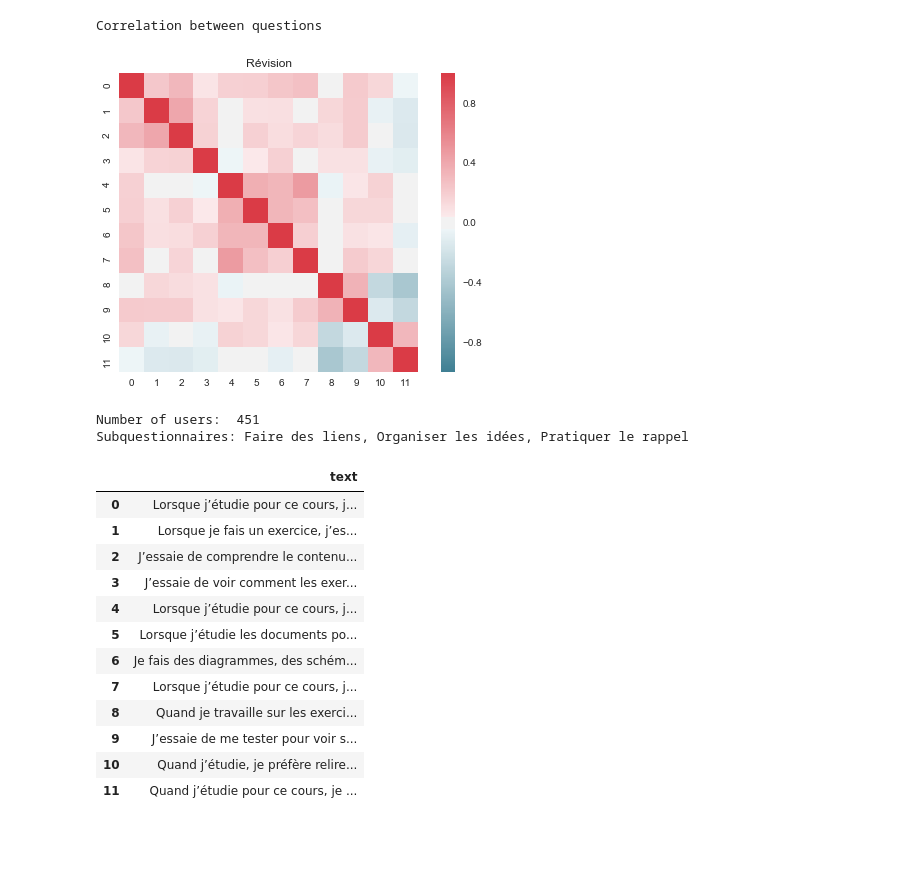
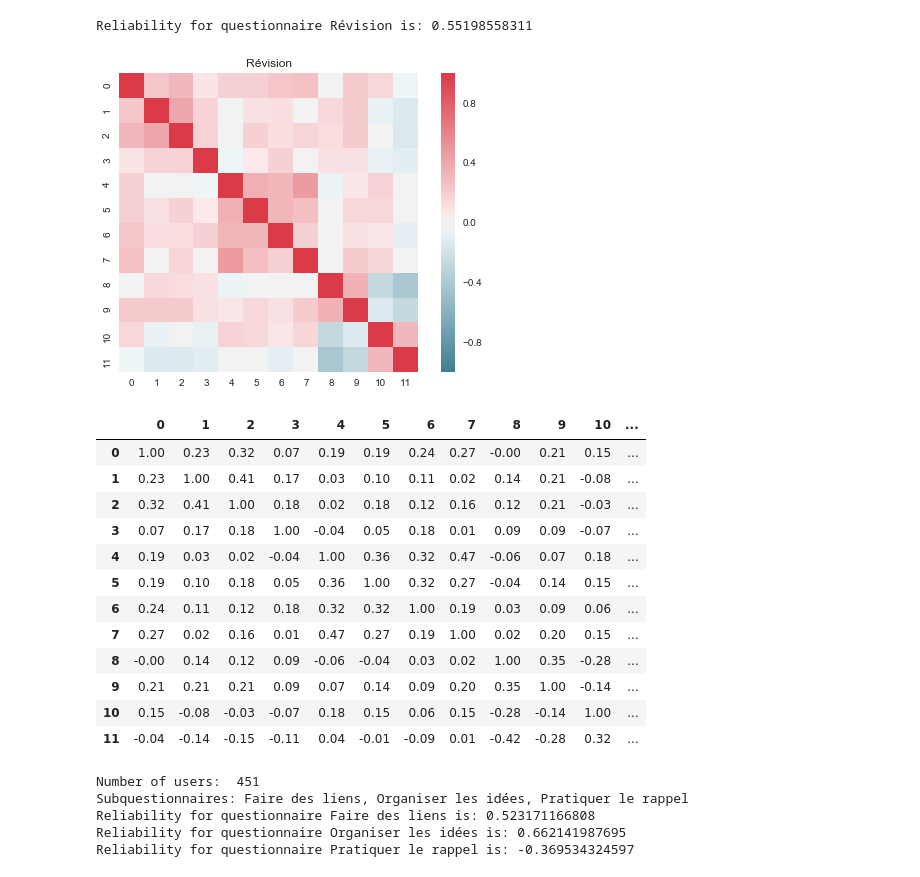
Before and after one commit to MrymZakani/SHS_project, a Jupyter notebook: correlation.ipynb, the cells around one changed output. Drawn from its saved outputs; the diff is of its cells as text; code cells hidden in the pictures; blank space fills up the shorter version.

```diff
--- a/correlation.ipynb
+++ b/correlation.ipynb
@@ -107,34 +143,31 @@ No subquestionnaire
 # %%
-qt, qtt, u = get_corr(10, subquestionnaire, questionnaire, questionnaire_answers, questionnaire_questions)
-print("Correlation between questions")
-plt.show()
-print("Number of users: ", u.shape[0], "\nSubquestionnaires: Faire des liens, Organiser les idées, Pratiquer le rappel")
+qt, qtt= get_infos(10)
+print("Number of users: ", qt.shape[0], "\nSubquestionnaires: Faire des liens, Organiser les idées, Pratiquer le rappel")
+get_infos(11, get_corr=False)
+get_infos(12, get_corr=False)
+get_infos(13, get_corr=False)
 display(qtt[['text']].style.apply(lambda x: ['background: lightgreen' if i < 4 else '' for i, _ in enumerate(x)])
 .apply(lambda x : ['background: lightyellow' if i >= 4 and i < 8 else '' for i, _ in enumerate(x)])
 .apply(lambda x : ['background: lightblue' if i >= 8 else '' for i, _ in enumerate(x)]))
 display(qt.describe())
-
-#MSLQ values / proportion of variance explained?
-#8-9/10-11 : why
-#4-7 : good
-#all q vs 11 ? why
-#0-2 ok + 3.
-#8/4-7 no corr
 # %% [output]
-Correlation between questions
+Reliability for questionnaire Révision is: 0.55198558311
 [figure]
+|  | 0 | 1 | 2 | 3 | 4 | 5 | 6 | 7 | 8 | 9 | 10 | ... |
+| 0 | 1.00 | 0.23 | 0.32 | 0.07 | 0.19 | 0.19 | 0.24 | 0.27 | -0.00 | 0.21 | 0.15 | ... |
+| 1 | 0.23 | 1.00 | 0.41 | 0.17 | 0.03 | 0.10 | 0.11 | 0.02 | 0.14 | 0.21 | -0.08 | ... |
+| 2 | 0.32 | 0.41 | 1.00 | 0.18 | 0.02 | 0.18 | 0.12 | 0.16 | 0.12 | 0.21 | -0.03 | ... |
+| 3 | 0.07 | 0.17 | 0.18 | 1.00 | -0.04 | 0.05 | 0.18 | 0.01 | 0.09 | 0.09 | -0.07 | ... |
+| 4 | 0.19 | 0.03 | 0.02 | -0.04 | 1.00 | 0.36 | 0.32 | 0.47 | -0.06 | 0.07 | 0.18 | ... |
+| 5 | 0.19 | 0.10 | 0.18 | 0.05 | 0.36 | 1.00 | 0.32 | 0.27 | -0.04 | 0.14 | 0.15 | ... |
+| 6 | 0.24 | 0.11 | 0.12 | 0.18 | 0.32 | 0.32 | 1.00 | 0.19 | 0.03 | 0.09 | 0.06 | ... |
+| 7 | 0.27 | 0.02 | 0.16 | 0.01 | 0.47 | 0.27 | 0.19 | 1.00 | 0.02 | 0.20 | 0.15 | ... |
+| 8 | -0.00 | 0.14 | 0.12 | 0.09 | -0.06 | -0.04 | 0.03 | 0.02 | 1.00 | 0.35 | -0.28 | ... |
+| 9 | 0.21 | 0.21 | 0.21 | 0.09 | 0.07 | 0.14 | 0.09 | 0.20 | 0.35 | 1.00 | -0.14 | ... |
+| 10 | 0.15 | -0.08 | -0.03 | -0.07 | 0.18 | 0.15 | 0.06 | 0.15 | -0.28 | -0.14 | 1.00 | ... |
+| 11 | -0.04 | -0.14 | -0.15 | -0.11 | 0.04 | -0.01 | -0.09 | 0.01 | -0.42 | -0.28 | 0.32 | ... |
 Number of users:  451
 Subquestionnaires: Faire des liens, Organiser les idées, Pratiquer le rappel
+Reliability for questionnaire Faire des liens is: 0.523171166808
+Reliability for questionnaire Organiser les idées is: 0.662141987695
+Reliability for questionnaire Pratiquer le rappel is: -0.369534324597
-|  | text |
-| 0 | Lorsque j’étudie pour ce cours, j... |
-| 1 | Lorsque je fais un exercice, j’es... |
-| 2 | J’essaie de comprendre le contenu... |
-| 3 | J’essaie de voir comment les exer... |
-| 4 | Lorsque j’étudie pour ce cours, j... |
-| 5 | Lorsque j’étudie les documents po... |
-| 6 | Je fais des diagrammes, des schém... |
-| 7 | Lorsque j’étudie pour ce cours, j... |
-| 8 | Quand je travaille sur les exerci... |
-| 9 | J’essaie de me tester pour voir s... |
-| 10 | Quand j’étudie, je préfère relire... |
-| 11 | Quand j’étudie pour ce cours, je ... |
```
Also changed, not shown: parts of 5 cells of this notebook.
